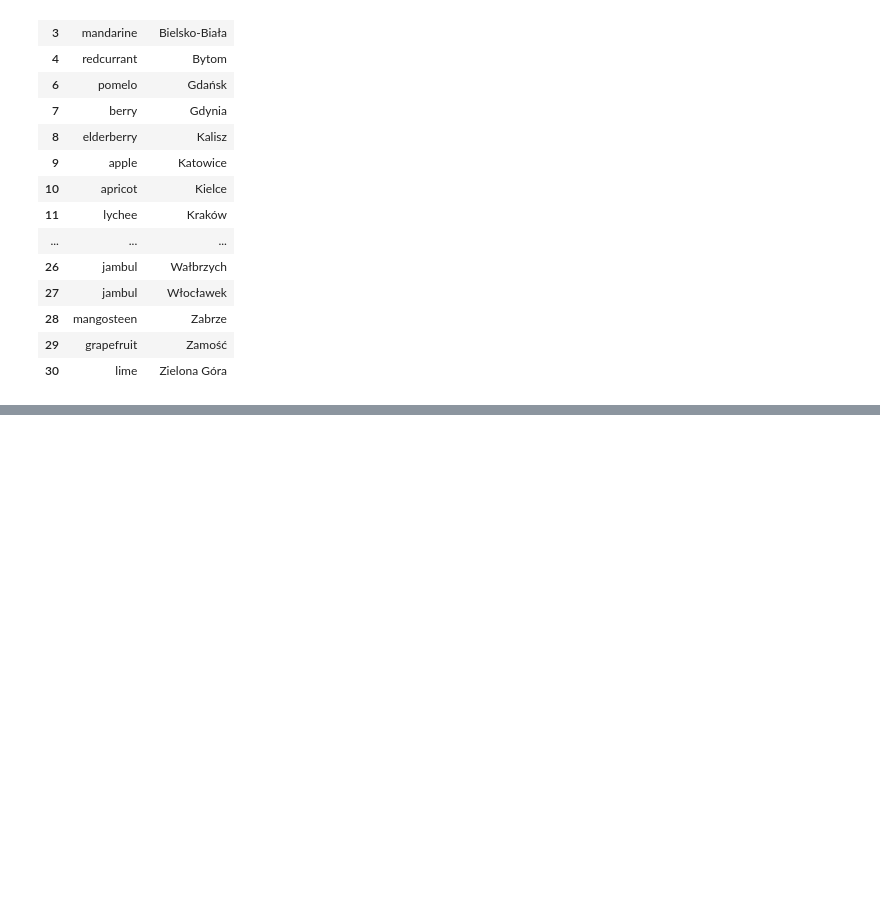
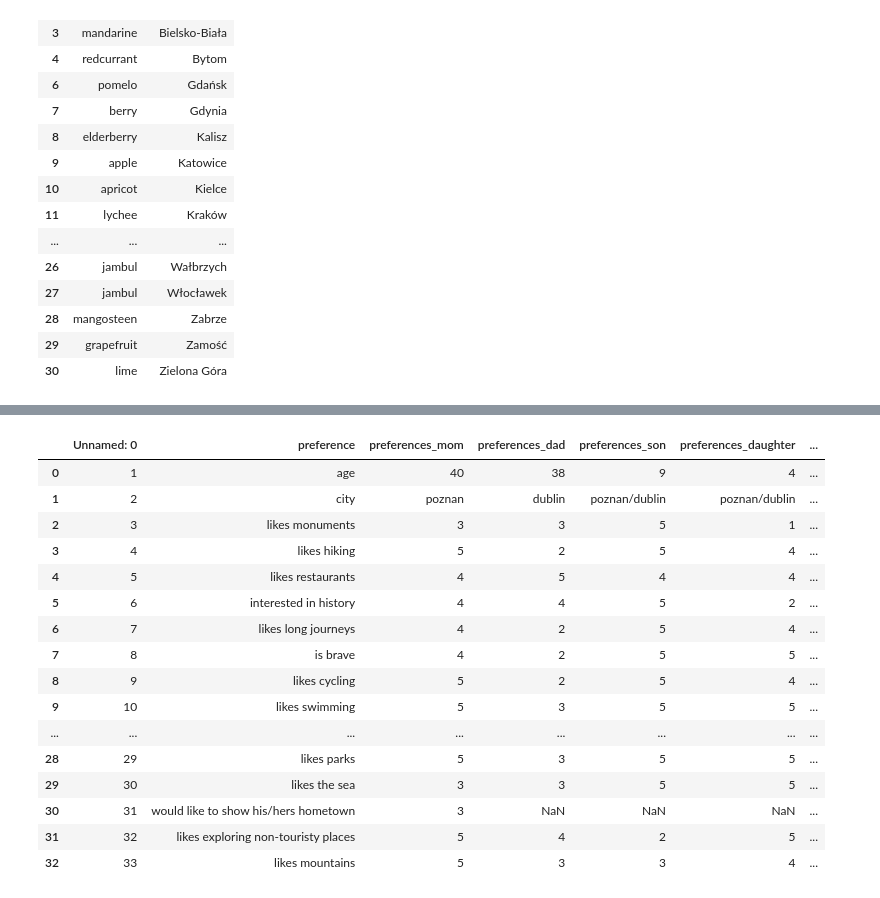
Before and after one commit to KonradJadwizyc/Hackathon-16.11.2019, a Jupyter notebook: codes/Python/hackathon.ipynb, the cells around one changed output, grey strips where cells are left out. Cells and saved outputs as stored; diff of their text form; code cells hidden in the pictures; blank space fills up the shorter version.

```diff
--- a/codes/Python/hackathon.ipynb
+++ b/codes/Python/hackathon.ipynb
@@ -315,2 +356,22 @@ cities_results[['city_x','city_y']].to_csv("cities.csv", index=False)
 # %%
 cities_all.to_csv("cities_all.csv", index=False)
+# %%
+preferences.head(50)
+# %% [output]
+|  | Unnamed: 0 | preference | preferences_mom | preferences_dad | preferences_son | preferences_daughter | ... |
+| 0 | 1 | age | 40 | 38 | 9 | 4 | ... |
+| 1 | 2 | city | poznan | dublin | poznan/dublin | poznan/dublin | ... |
+| 2 | 3 | likes monuments | 3 | 3 | 5 | 1 | ... |
+| 3 | 4 | likes hiking | 5 | 2 | 5 | 4 | ... |
+| 4 | 5 | likes restaurants | 4 | 5 | 4 | 4 | ... |
+| 5 | 6 | interested in history | 4 | 4 | 5 | 2 | ... |
+| 6 | 7 | likes long journeys | 4 | 2 | 5 | 4 | ... |
+| 7 | 8 | is brave | 4 | 2 | 5 | 5 | ... |
+| 8 | 9 | likes cycling | 5 | 2 | 5 | 4 | ... |
+| 9 | 10 | likes swimming | 5 | 3 | 5 | 5 | ... |
+| ... | ... | ... | ... | ... | ... | ... | ... |
+| 28 | 29 | likes parks | 5 | 3 | 5 | 5 | ... |
+| 29 | 30 | likes the sea | 3 | 3 | 5 | 5 | ... |
+| 30 | 31 | would like to show his/hers hometown | 3 | NaN | NaN | NaN | ... |
+| 31 | 32 | likes exploring non-touristy places | 5 | 4 | 2 | 5 | ... |
+| 32 | 33 | likes mountains | 5 | 3 | 3 | 4 | ... |
```
Also changed, not shown: parts of 2 cells of this notebook, 4 other files.
